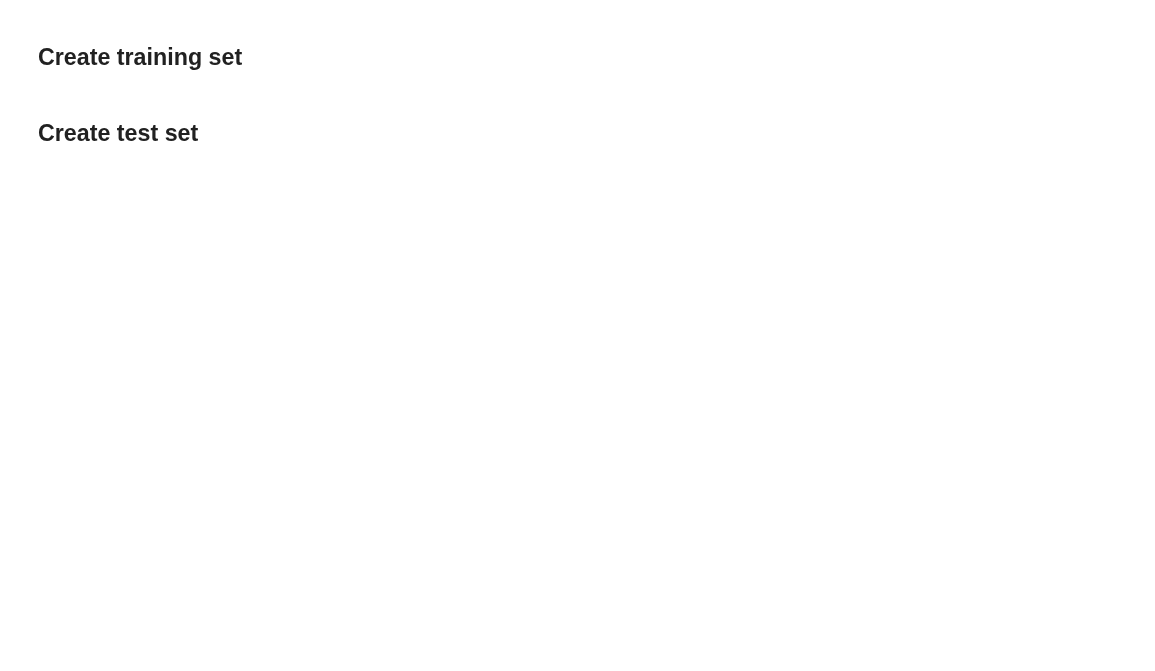
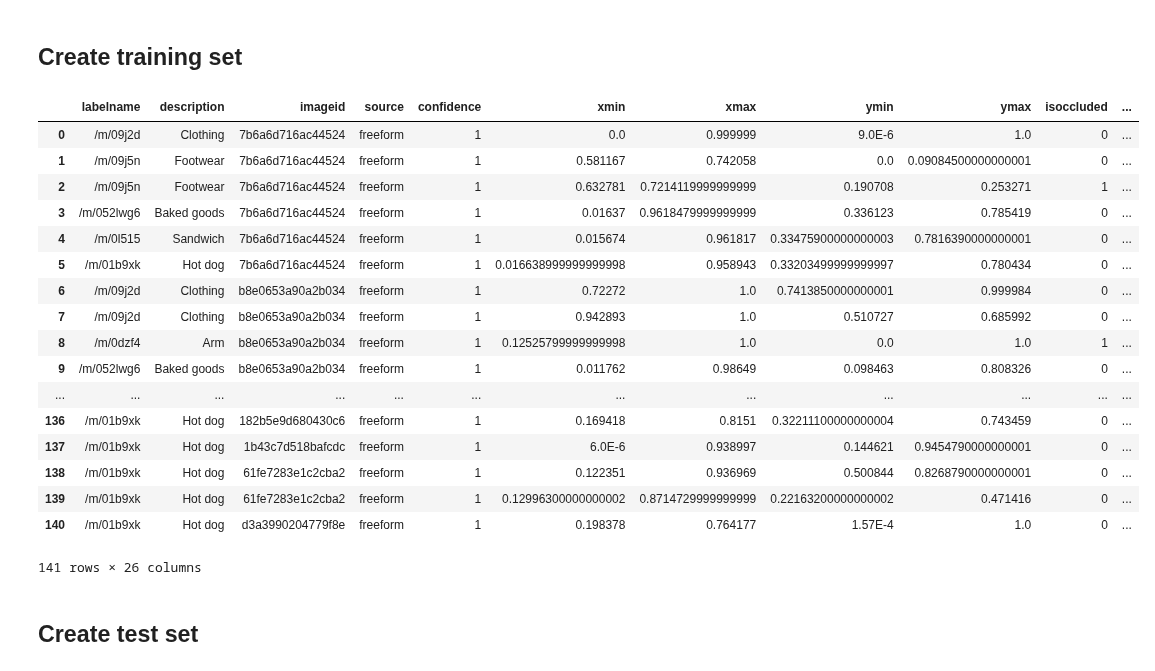
Before and after one commit to quiltdata/jupytercon, a Jupyter notebook: Reproducible_data_dependencies_JupyterCon.ipynb, the cells around one changed output. Saved outputs shown, nothing was run; the diff lists cells and outputs as text; code cells hidden in the pictures; blank space fills up the shorter version.

```diff
--- a/Reproducible_data_dependencies_JupyterCon.ipynb
+++ b/Reproducible_data_dependencies_JupyterCon.ipynb
@@ -138,7 +142,26 @@ select * from "frags_openimages_trainable-human-bbox"
 where contains(split(alldescriptionsforimageid, ',') , 'Hot dog');
 """
 # %%
-quilt3.query("frags/open-images/trainable-human-bbox", hotdog)
+quilt3.query(hotdog)
+# %% [output]
+|  | labelname | description | imageid | source | confidence | xmin | xmax | ymin | ymax | isoccluded | ... |
+| 0 | /m/09j2d | Clothing | 7b6a6d716ac44524 | freeform | 1 | 0.0 | 0.999999 | 9.0E-6 | 1.0 | 0 | ... |
+| 1 | /m/09j5n | Footwear | 7b6a6d716ac44524 | freeform | 1 | 0.581167 | 0.742058 | 0.0 | 0.09084500000000001 | 0 | ... |
+| 2 | /m/09j5n | Footwear | 7b6a6d716ac44524 | freeform | 1 | 0.632781 | 0.7214119999999999 | 0.190708 | 0.253271 | 1 | ... |
+| 3 | /m/052lwg6 | Baked goods | 7b6a6d716ac44524 | freeform | 1 | 0.01637 | 0.9618479999999999 | 0.336123 | 0.785419 | 0 | ... |
+| 4 | /m/0l515 | Sandwich | 7b6a6d716ac44524 | freeform | 1 | 0.015674 | 0.961817 | 0.33475900000000003 | 0.7816390000000001 | 0 | ... |
+| 5 | /m/01b9xk | Hot dog | 7b6a6d716ac44524 | freeform | 1 | 0.016638999999999998 | 0.958943 | 0.33203499999999997 | 0.780434 | 0 | ... |
+| 6 | /m/09j2d | Clothing | b8e0653a90a2b034 | freeform | 1 | 0.72272 | 1.0 | 0.7413850000000001 | 0.999984 | 0 | ... |
+| 7 | /m/09j2d | Clothing | b8e0653a90a2b034 | freeform | 1 | 0.942893 | 1.0 | 0.510727 | 0.685992 | 0 | ... |
+| 8 | /m/0dzf4 | Arm | b8e0653a90a2b034 | freeform | 1 | 0.12525799999999998 | 1.0 | 0.0 | 1.0 | 1 | ... |
+| 9 | /m/052lwg6 | Baked goods | b8e0653a90a2b034 | freeform | 1 | 0.011762 | 0.98649 | 0.098463 | 0.808326 | 0 | ... |
+| ... | ... | ... | ... | ... | ... | ... | ... | ... | ... | ... | ... |
+| 136 | /m/01b9xk | Hot dog | 182b5e9d680430c6 | freeform | 1 | 0.169418 | 0.8151 | 0.32211100000000004 | 0.743459 | 0 | ... |
+| 137 | /m/01b9xk | Hot dog | 1b43c7d518bafcdc | freeform | 1 | 6.0E-6 | 0.938997 | 0.144621 | 0.9454790000000001 | 0 | ... |
+| 138 | /m/01b9xk | Hot dog | 61fe7283e1c2cba2 | freeform | 1 | 0.122351 | 0.936969 | 0.500844 | 0.8268790000000001 | 0 | ... |
+| 139 | /m/01b9xk | Hot dog | 61fe7283e1c2cba2 | freeform | 1 | 0.12996300000000002 | 0.8714729999999999 | 0.22163200000000002 | 0.471416 | 0 | ... |
+| 140 | /m/01b9xk | Hot dog | d3a3990204779f8e | freeform | 1 | 0.198378 | 0.764177 | 1.57E-4 | 1.0 | 0 | ... |
+141 rows × 26 columns
 # %% [markdown]
 ## Create test set
 # %%
```
Also changed, not shown: parts of 15 cells of this notebook.
